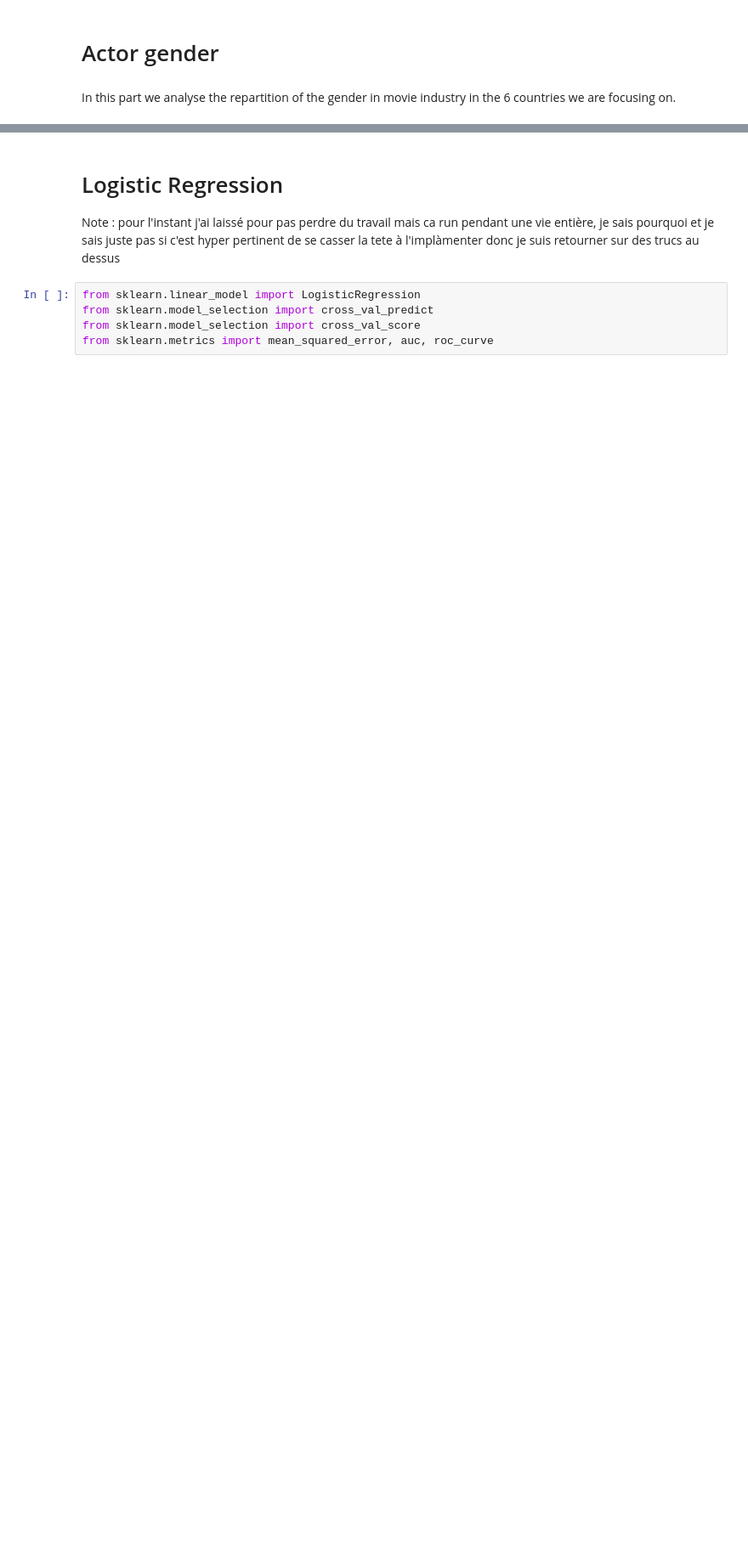
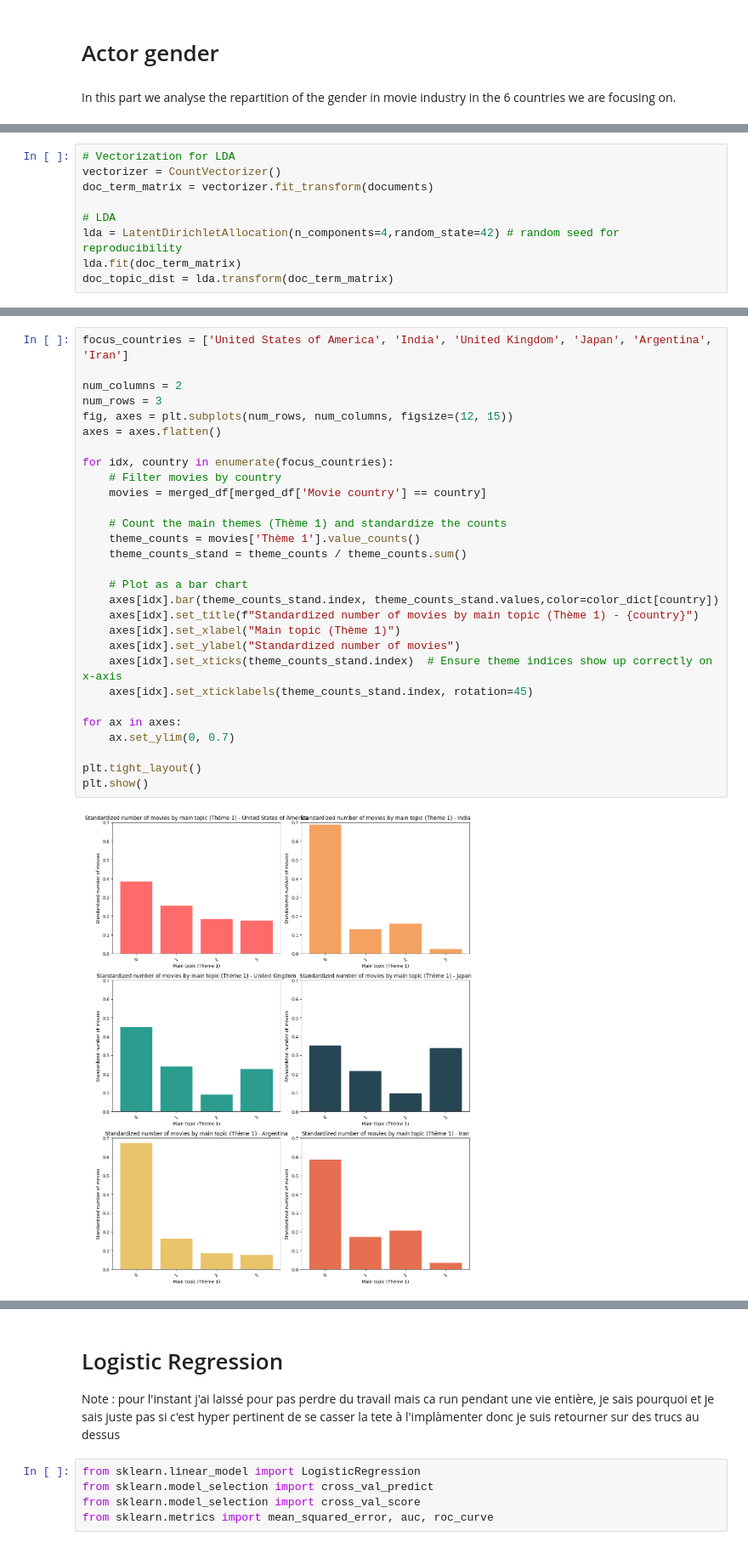
Before and after one commit to epfl-ada/ada-2024-project-4bigbrains, a Jupyter notebook: results.ipynb, the cells around one changed output, grey strips where cells are left out. Shown at 85% size. Saved outputs shown, nothing was run; the diff lists cells and outputs as text; blank space fills up the shorter version.

```diff
--- a/results.ipynb
+++ b/results.ipynb
@@ -506,0 +600,9 @@ plt.show()
+# %%
+# Vectorization for LDA
+vectorizer = CountVectorizer()
+doc_term_matrix = vectorizer.fit_transform(documents)
+
+# LDA
+lda = LatentDirichletAllocation(n_components=4,random_state=42) # random seed for reproducibility
+lda.fit(doc_term_matrix)
+doc_topic_dist = lda.transform(doc_term_matrix)
@@ -506,0 +671,31 @@ plt.show()
+# %%
+focus_countries = ['United States of America', 'India', 'United Kingdom', 'Japan', 'Argentina', 'Iran']
+
+num_columns = 2
+num_rows = 3
+fig, axes = plt.subplots(num_rows, num_columns, figsize=(12, 15))
+axes = axes.flatten()
+
+for idx, country in enumerate(focus_countries):
+    # Filter movies by country
+    movies = merged_df[merged_df['Movie country'] == country]
+
+    # Count the main themes (Thème 1) and standardize the counts
+    theme_counts = movies['Thème 1'].value_counts()
+    theme_counts_stand = theme_counts / theme_counts.sum()
+
+    # Plot as a bar chart
+    axes[idx].bar(theme_counts_stand.index, theme_counts_stand.values,color=color_dict[country])
+    axes[idx].set_title(f"Standardized number of movies by main topic (Thème 1) - {country}")
+    axes[idx].set_xlabel("Main topic (Thème 1)")
+    axes[idx].set_ylabel("Standardized number of movies")
+    axes[idx].set_xticks(theme_counts_stand.index)  # Ensure theme indices show up correctly on x-axis
+    axes[idx].set_xticklabels(theme_counts_stand.index, rotation=45)
+
+for ax in axes:
+    ax.set_ylim(0, 0.7)
+
+plt.tight_layout()
+plt.show()
+# %% [output]
+[figure, added]
```
Also changed, not shown: parts of 25 cells of this notebook, 2 other files.
